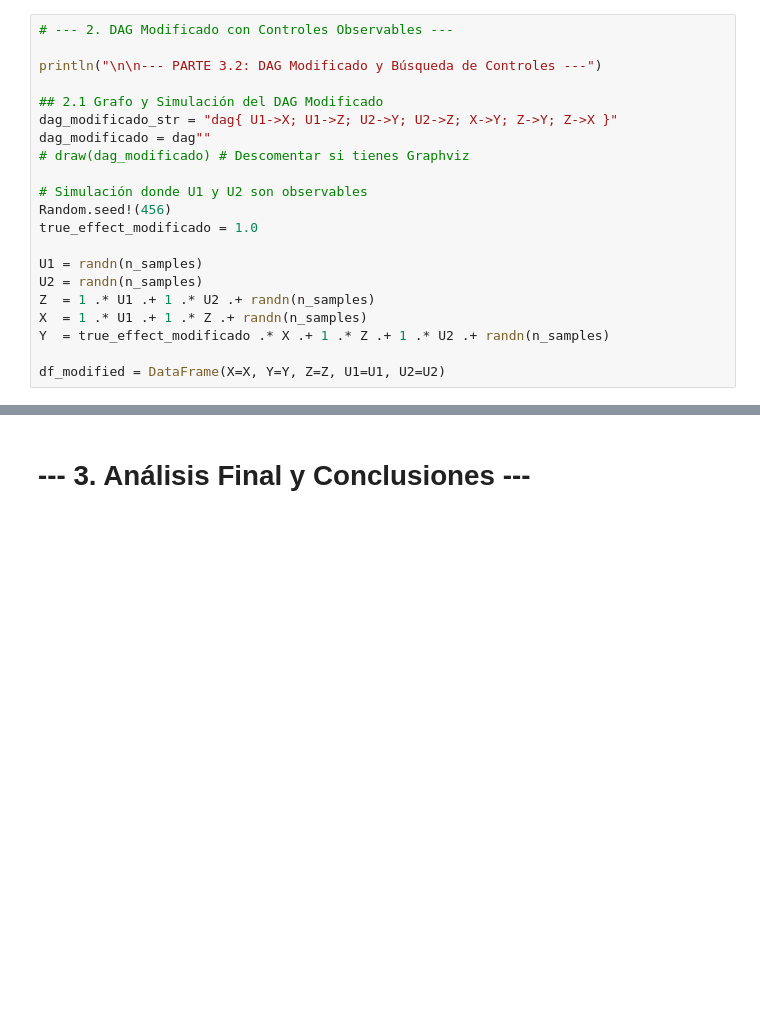
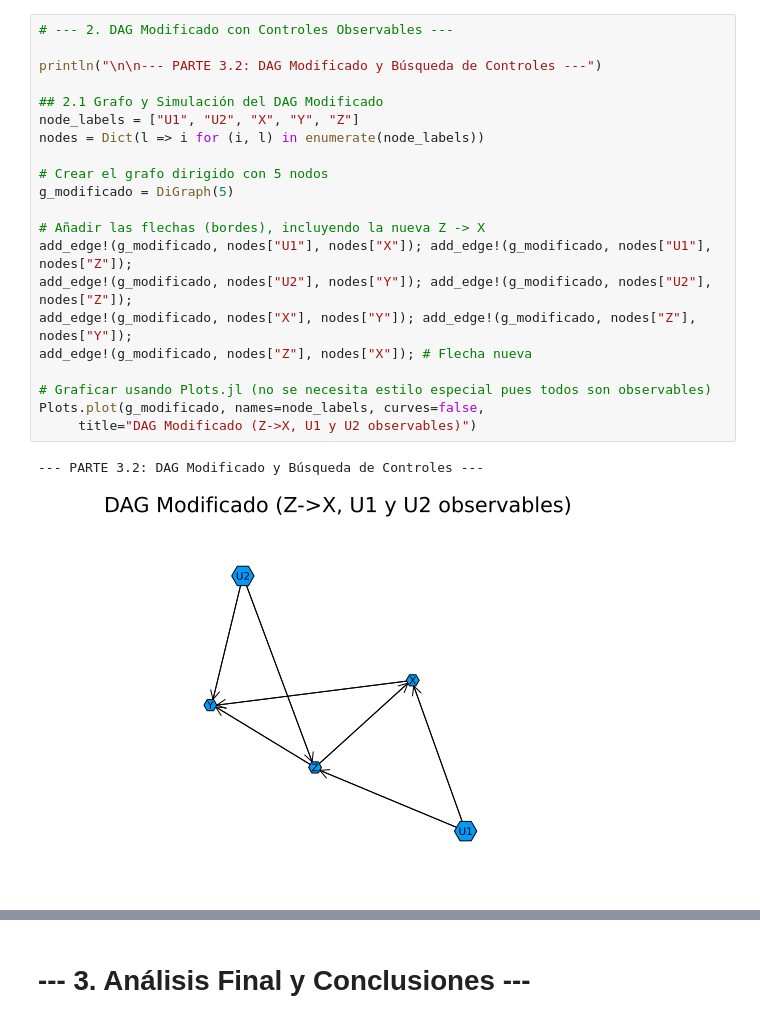
Before and after one commit to johnbarraza/DAGs_CausalML, a Jupyter notebook: Julia/p3_julia.ipynb, the cells around one changed output, grey strips where cells are left out. Cells and saved outputs as stored; diff of their text form; blank space fills up the shorter version.

```diff
--- a/Julia/p3_julia.ipynb
+++ b/Julia/p3_julia.ipynb
@@ -103,21 +121,24 @@ println("\nGráfico exportado a 'output/part3_coefficients_plot_Julia.png'\n"
 # %%
 # --- 2. DAG Modificado con Controles Observables ---
 
 println("\n\n--- PARTE 3.2: DAG Modificado y Búsqueda de Controles ---")
 
 ## 2.1 Grafo y Simulación del DAG Modificado
-dag_modificado_str = "dag{ U1->X; U1->Z; U2->Y; U2->Z; X->Y; Z->Y; Z->X }"
-dag_modificado = dag""
-# draw(dag_modificado) # Descomentar si tienes Graphviz
+node_labels = ["U1", "U2", "X", "Y", "Z"]
+nodes = Dict(l => i for (i, l) in enumerate(node_labels))
 
-# Simulación donde U1 y U2 son observables
-Random.seed!(456)
-true_effect_modificado = 1.0
+# Crear el grafo dirigido con 5 nodos
+g_modificado = DiGraph(5)
 
-U1 = randn(n_samples)
-U2 = randn(n_samples)
-Z  = 1 .* U1 .+ 1 .* U2 .+ randn(n_samples)
-X  = 1 .* U1 .+ 1 .* Z .+ randn(n_samples)
-Y  = true_effect_modificado .* X .+ 1 .* Z .+ 1 .* U2 .+ randn(n_samples)
+# Añadir las flechas (bordes), incluyendo la nueva Z -> X
+add_edge!(g_modificado, nodes["U1"], nodes["X"]); add_edge!(g_modificado, nodes["U1"], nodes["Z"]);
+add_edge!(g_modificado, nodes["U2"], nodes["Y"]); add_edge!(g_modificado, nodes["U2"], nodes["Z"]);
+add_edge!(g_modificado, nodes["X"], nodes["Y"]); add_edge!(g_modificado, nodes["Z"], nodes["Y"]);
+add_edge!(g_modificado, nodes["Z"], nodes["X"]); # Flecha nueva
 
-df_modified = DataFrame(X=X, Y=Y, Z=Z, U1=U1, U2=U2)
+# Graficar usando Plots.jl (no se necesita estilo especial pues todos son observables)
+Plots.plot(g_modificado, names=node_labels, curves=false,
+     title="DAG Modificado (Z->X, U1 y U2 observables)")
+# %% [output]
+--- PARTE 3.2: DAG Modificado y Búsqueda de Controles ---
+[figure, added]
```
Also changed, not shown: parts of 20 cells of this notebook, 2 other files.
